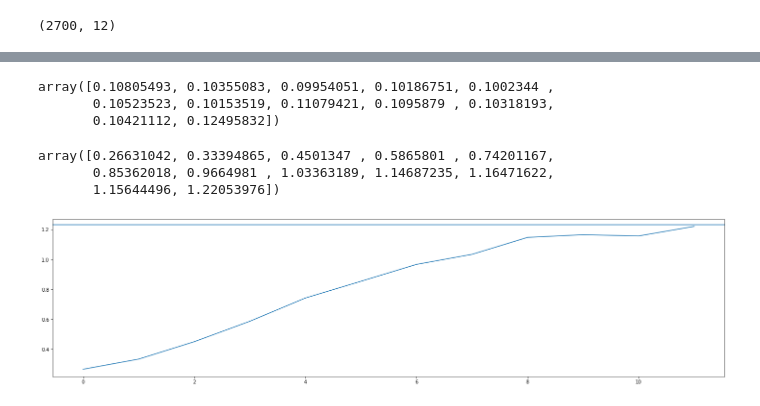
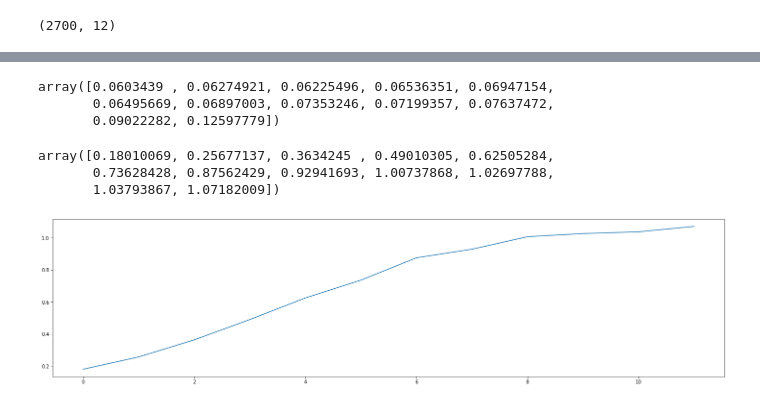
Before and after one commit to oceanhackweek/ohw22-proj-ENSO_Prediction, a Jupyter notebook: contributors/EOFs-LSTM.ipynb, the cells around one changed output, grey strips where cells are left out. Cells and saved outputs as stored; diff of their text form; code cells hidden in the pictures.

```diff
--- a/contributors/EOFs-LSTM.ipynb
+++ b/contributors/EOFs-LSTM.ipynb
@@ -249,9 +286,11 @@ TensorShape([2700, 4])
 # %%
 x = tf.keras.layers.Input((12,13))
 y = tf.keras.layers.LSTM(100, return_sequences=True)(x)
+y = tf.keras.layers.Dropout(.2)(y)
 y = tf.keras.layers.LSTM(100, return_sequences=False)(y)
+y = tf.keras.layers.Dropout(.2)(y)
+y = tf.keras.layers.Dense(30, activation='linear')(y)
 y = tf.keras.layers.Dense(12, activation='linear')(y)
-y = tf.keras.layers.Dropout(.2)(y)
 # %%
 model = tf.keras.models.Model(x,y)
 model.summary()
@@ -328,18 +365,17 @@ predictions_test = model.predict(PCs_test_reshape)
 # %%
 np.mean((predictions-d_Y_train)**2,axis=0)
 # %% [output]
-array([0.10805493, 0.10355083, 0.09954051, 0.10186751, 0.1002344 ,
-       0.10523523, 0.10153519, 0.11079421, 0.1095879 , 0.10318193,
-       0.10421112, 0.12495832])
+array([0.0603439 , 0.06274921, 0.06225496, 0.06536351, 0.06947154,
+       0.06495669, 0.06897003, 0.07353246, 0.07199357, 0.07637472,
+       0.09022282, 0.12597779])
 # %%
 np.mean((predictions_test-d_Y_test)**2, axis=0)
 # %% [output]
-array([0.26631042, 0.33394865, 0.4501347 , 0.5865801 , 0.74201167,
-       0.85362018, 0.9664981 , 1.03363189, 1.14687235, 1.16471622,
-       1.15644496, 1.22053976])
+array([0.18010069, 0.25677137, 0.3634245 , 0.49010305, 0.62505284,
+       0.73628428, 0.87562429, 0.92941693, 1.00737868, 1.02697788,
+       1.03793867, 1.07182009])
 # %%
 plt.plot(np.mean((predictions_test-d_Y_test)**2, axis=0))
-plt.axhline(y = 1.2311253187254545)
 plt.show()
 # %% [output]
-[figure, old version]
+[figure, new version]
```
Also changed, not shown: parts of 13 cells of this notebook.
